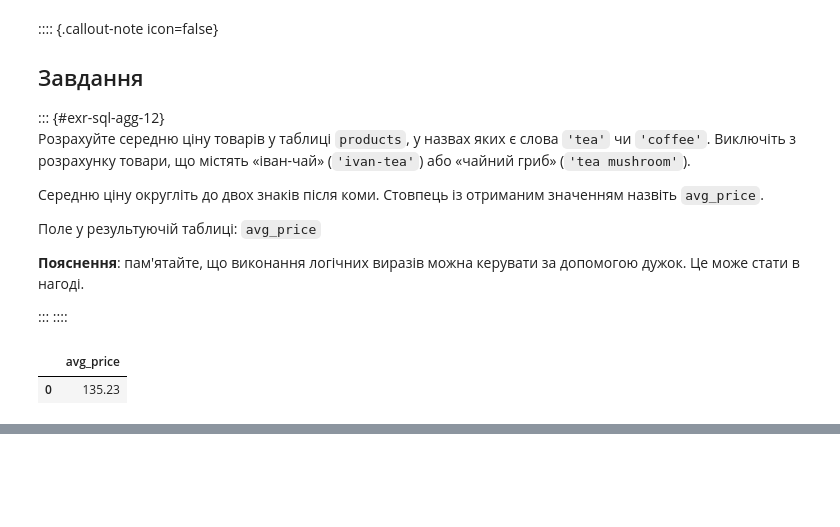
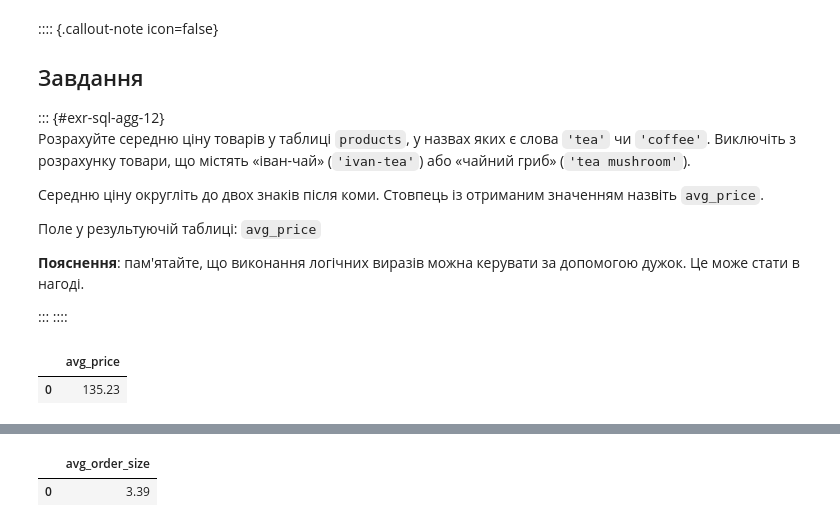
Before and after one commit to Aranaur/py4ds, a Jupyter notebook: sql_agg.ipynb, the cells around one changed output, grey strips where cells are left out. Drawn from its saved outputs; the diff is of its cells as text; code cells hidden in the pictures; blank space fills up the shorter version.

```diff
--- a/sql_agg.ipynb
+++ b/sql_agg.ipynb
@@ -650,0 +724,11 @@ WHERE  (name like '%tea%'
+# %%
+#| code-fold: true
+#| code-summary: "Рішення"
+
+%%sql
+SELECT round(avg(array_length(product_ids, 1)), 2) as avg_order_size
+FROM   orders
+WHERE  date_part('dow', creation_time) in (6, 0)
+# %% [output]
+|  | avg_order_size |
+| 0 | 3.39 |
```
Also changed, not shown: parts of 13 cells of this notebook, 2 other files.
